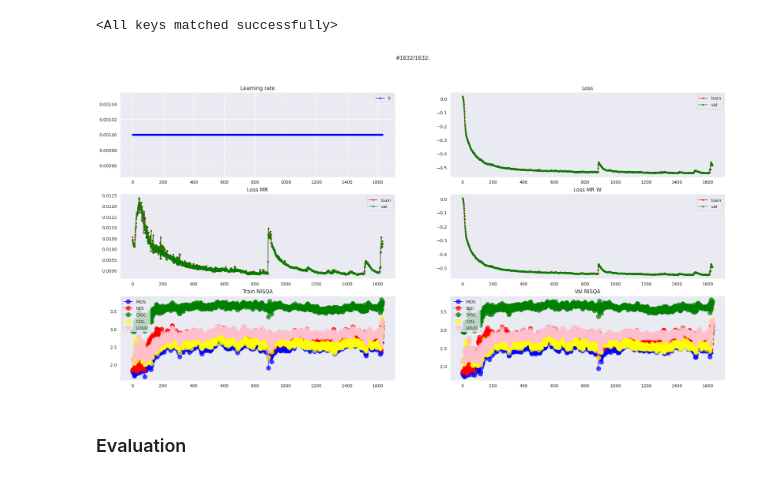
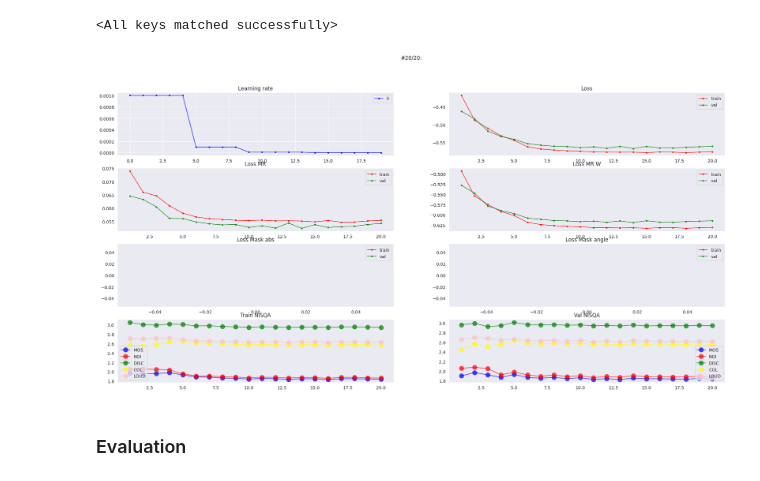
Before and after one commit to ZaharKondaurov/ems_dereverb, a Jupyter notebook: notebooks/sandbox.ipynb, the cells around one changed output. Cells and saved outputs as stored; diff of their text form; code cells hidden in the pictures.

Commit message:
Add working PHM mask

```diff
--- a/notebooks/sandbox.ipynb
+++ b/notebooks/sandbox.ipynb
@@ -105,14 +105,14 @@ It's cuda time!!!
 train_dataset = TRUNetDataset(TRAIN_DIR, sr=16_000, noise_dir=NOISE_DIR, rir_dir=RIR_DIR, snr=10, return_noise=True, return_rir=True)
 test_dataset = TRUNetDataset(TEST_DIR, sr=16_000, noise_dir=NOISE_DIR, snr=10, rir_dir=RIR_DIR, return_noise=True, return_rir=True)
 # %%
-state_d = torch.load(os.path.join(CHKP_DIR, "tru-net_chkp", "model_noise_phm#32.pt"), weights_only=False)
+state_d = torch.load(os.path.join(CHKP_DIR, "tru-net_chkp", "trunet_chime#8.pt"), weights_only=False)
 
-model = TRUNet()
+model = TRUNet(nfft=512, hop=256)
 model.load_state_dict(state_d["model_state_dict"])
 # %% [output]
 <All keys matched successfully>
 # %%
-hh = 3
+hh = 4
 ww = 2
 plt_ind = 1
 fig, ax = plt.subplots(hh, ww, figsize=(25, 12))
@@ -149,38 +149,54 @@ plt.grid()
 plt.legend()
 plt_ind += 1
 
+plt.subplot(hh, ww, plt_ind)
+plt.title('Loss Mask abs')
+plt.plot(np.arange(1, state_d["epoch"] + 1), state_d["plots"]['train loss_mask_abs'], 'r.-', label='train', alpha=0.7)
+plt.plot(np.arange(1, state_d["epoch"] + 1), state_d["plots"]['val loss_mask_abs'], 'g.-', label='val', alpha=0.7)
+plt.grid()
+plt.legend()
+plt_ind += 1
+
+plt.subplot(hh, ww, plt_ind)
+plt.title('Loss Mask angle')
+plt.plot(np.arange(1, state_d["epoch"] + 1), state_d["plots"]['train loss_mask_angle'], 'r.-', label='train', alpha=0.7)
+plt.plot(np.arange(1, state_d["epoch"] + 1), state_d["plots"]['val loss_mask_angle'], 'g.-', label='val', alpha=0.7)
+plt.grid()
+plt.legend()
+plt_ind += 1
+
 nisqa_plot = torch.cat(state_d["plots"]['train NISQA'])
 # if len(nisqa_plot.shape) == 1:
 #     nisqa_plot = nisqa_plot[None, :]
 # print(nisqa_plot.shape)
 plt.subplot(hh, ww, plt_ind)
 plt.title('Train NISQA')
 plt.plot(np.arange(1, state_d["epoch"] + 1), nisqa_plot[:, 0], '.-', label='MOS', alpha=0.7, markersize=20, color="blue")
 plt.plot(np.arange(1, state_d["epoch"] + 1), nisqa_plot[:, 1], '.-', label='NOI', alpha=0.7, markersize=20, color="red")
 plt.plot(np.arange(1, state_d["epoch"] + 1), nisqa_plot[:, 2], '.-', label='DISC', alpha=0.7, markersize=20, color="green")
 plt.plot(np.arange(1, state_d["epoch"] + 1), nisqa_plot[:, 3], '.-', label='COL', alpha=0.7, markersize=20, color="yellow")
 plt.plot(np.arange(1, state_d["epoch"] + 1), nisqa_plot[:, 4], '.-', label='LOUD', alpha=0.7, markersize=20, color="pink")
 plt.grid()
 plt.legend()
 plt_ind += 1
 
 nisqa_plot = torch.cat(state_d["plots"]['val NISQA'], dim=0)
 # if len(nisqa_plot.shape) == 1:
 #     nisqa_plot = nisqa_plot[None, :]
 plt.subplot(hh, ww, plt_ind)
 plt.title('Val NISQA')
 plt.plot(np.arange(1, state_d["epoch"] + 1), nisqa_plot[:, 0], '.-', label='MOS', alpha=0.7, markersize=20, color="blue")
 plt.plot(np.arange(1, state_d["epoch"] + 1), nisqa_plot[:, 1], '.-', label='NOI', alpha=0.7, markersize=20, color="red")
 plt.plot(np.arange(1, state_d["epoch"] + 1), nisqa_plot[:, 2], '.-', label='DISC', alpha=0.7, markersize=20, color="green")
 plt.plot(np.arange(1, state_d["epoch"] + 1), nisqa_plot[:, 3], '.-', label='COL', alpha=0.7, markersize=20, color="yellow")
 plt.plot(np.arange(1, state_d["epoch"] + 1), nisqa_plot[:, 4], '.-', label='LOUD', alpha=0.7, markersize=20, color="pink")
 plt.grid()
 plt.legend()
 plt_ind += 1
 
 plt.show()
 # %% [output]
-[figure, old version]
+[figure, new version]
 # %%
 # state_d["plots"]['val loss']
 # %%
```
Also changed, not shown: parts of 12 cells of this notebook, 3 other files.
